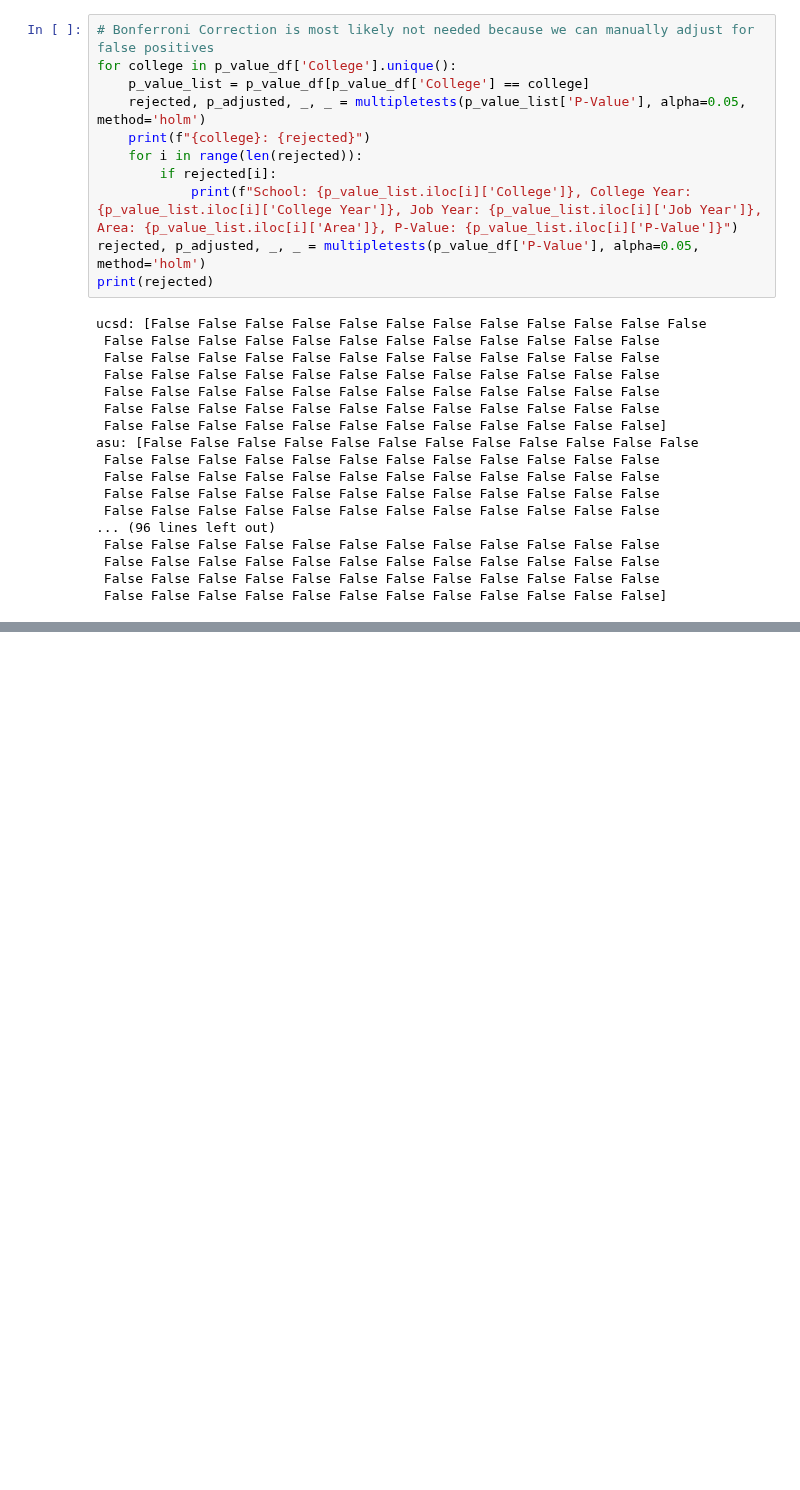
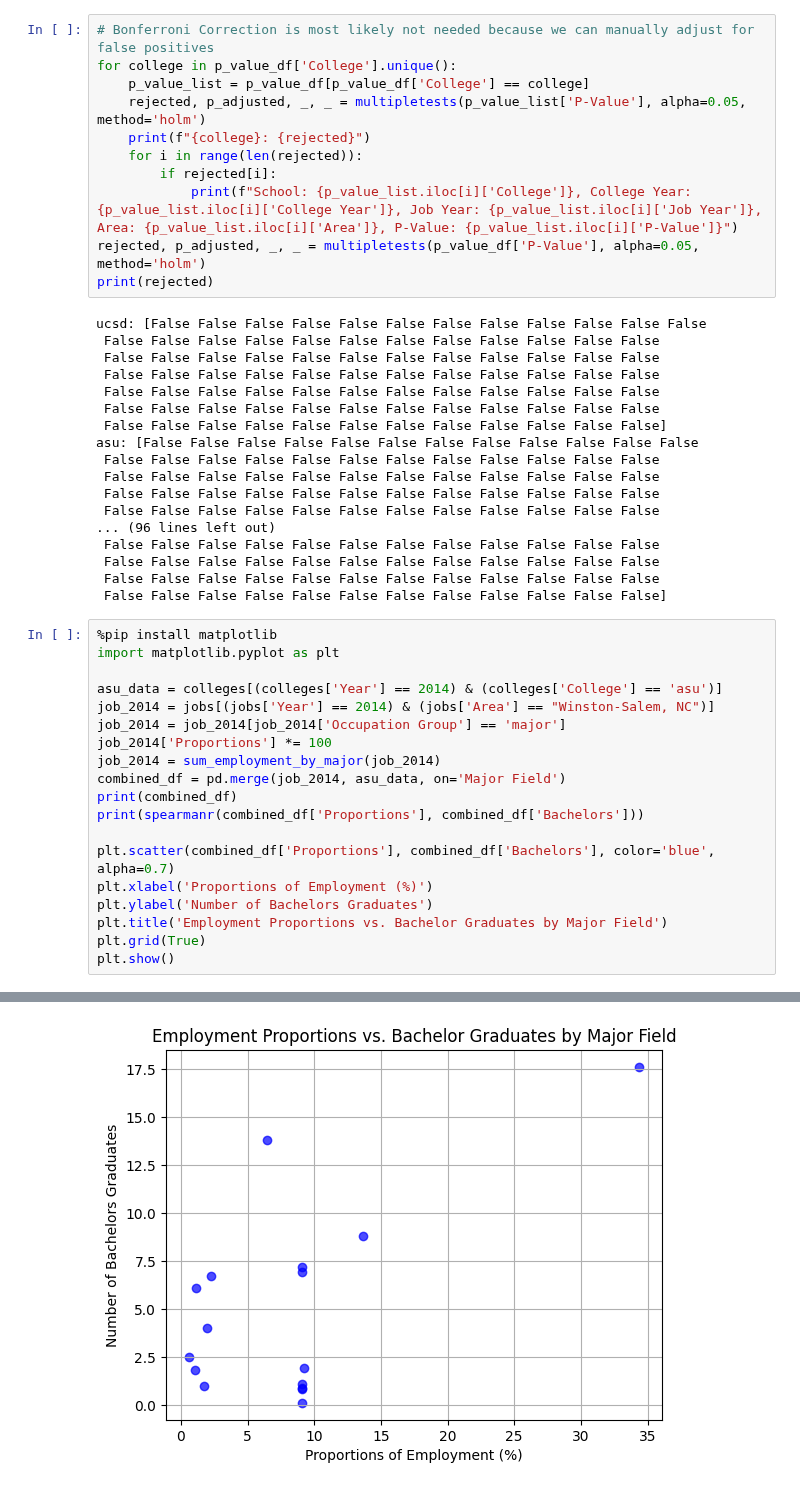
Before and after one commit to michaelhe999/COGS-108-Project, a Jupyter notebook: StatsTests.ipynb, the cells around one changed output, grey strips where cells are left out. Saved outputs shown, nothing was run; the diff lists cells and outputs as text; blank space fills up the shorter version.

```diff
--- a/StatsTests.ipynb
+++ b/StatsTests.ipynb
@@ -169,3 +169,23 @@ asu: [False False False False False False False False False False False False
  False False False False False False False False False False False False
  False False False False False False False False False False False False
  False False False False False False False False False False False False]
+# %%
+%pip install matplotlib
+import matplotlib.pyplot as plt
+
+asu_data = colleges[(colleges['Year'] == 2014) & (colleges['College'] == 'asu')]
+job_2014 = jobs[(jobs['Year'] == 2014) & (jobs['Area'] == "Winston-Salem, NC")]
+job_2014 = job_2014[job_2014['Occupation Group'] == 'major']
+job_2014['Proportions'] *= 100
+job_2014 = sum_employment_by_major(job_2014)
+combined_df = pd.merge(job_2014, asu_data, on='Major Field')
+print(combined_df)
+print(spearmanr(combined_df['Proportions'], combined_df['Bachelors']))
+
+plt.scatter(combined_df['Proportions'], combined_df['Bachelors'], color='blue', alpha=0.7)
+plt.xlabel('Proportions of Employment (%)')
+plt.ylabel('Number of Bachelors Graduates')
+plt.title('Employment Proportions vs. Bachelor Graduates by Major Field')
+plt.grid(True)
+plt.show()
+# %% [output]
@@ -171,0 +209 @@ asu: [False False False False False False False False False False False False
+[figure, added]
```
Also changed, not shown: parts of 3 cells of this notebook, 50 other files.
